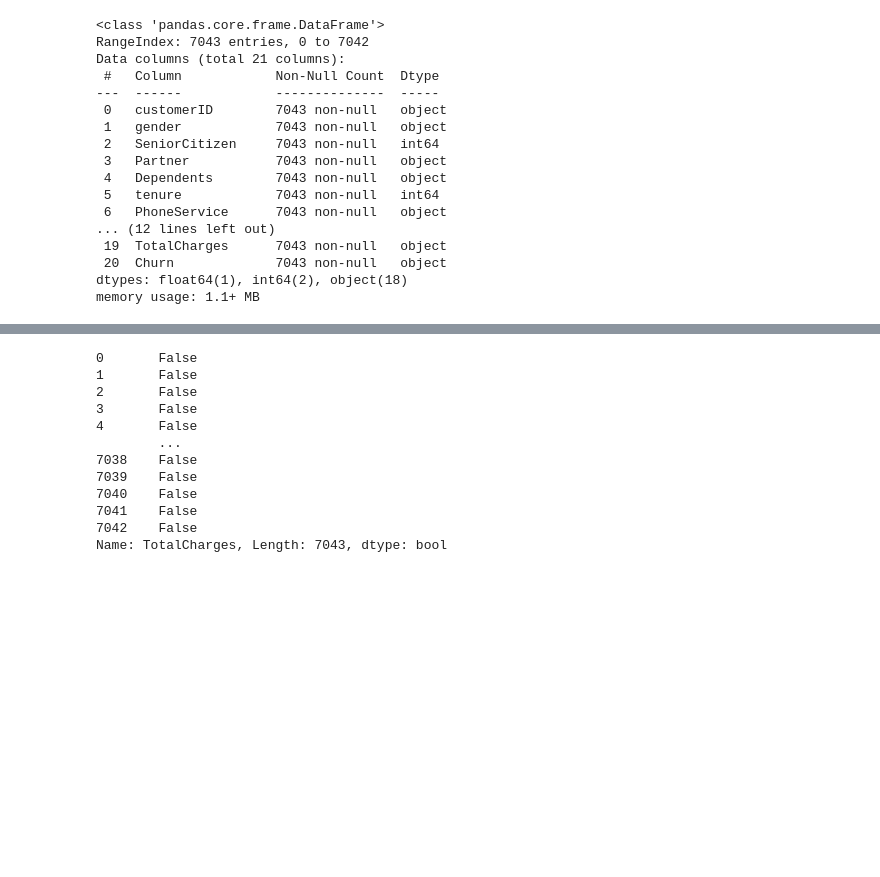
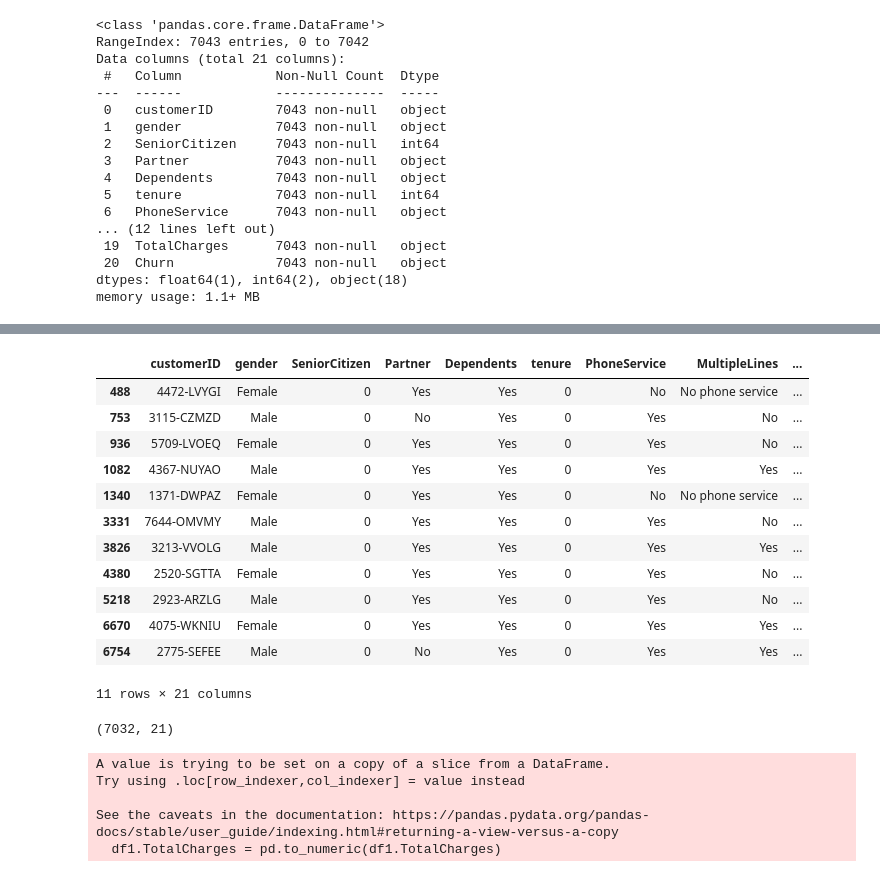
Before and after one commit to manoharpavuluri/dl-telco-customer-churn, a Jupyter notebook: Customer_churn.ipynb, the cells around one changed output, grey strips where cells are left out. Drawn from its saved outputs; the diff is of its cells as text; code cells hidden in the pictures; blank space fills up the shorter version.

Commit message:
Exploratory Data analysis

```diff
--- a/Customer_churn.ipynb
+++ b/Customer_churn.ipynb
@@ -104,15 +104,31 @@ array(['29.85', '1889.5', '108.15', ..., '346.45', '306.6', '6844.5'],
 # %%
-pd.to_numeric(df.TotalCharges,errors='coerce').isnull()
+df[pd.to_numeric(df.TotalCharges,errors='coerce').isnull()]
 # %% [output]
+|  | customerID | gender | SeniorCitizen | Partner | Dependents | tenure | PhoneService | MultipleLines | ... |
+| 488 | 4472-LVYGI | Female | 0 | Yes | Yes | 0 | No | No phone service | ... |
+| 753 | 3115-CZMZD | Male | 0 | No | Yes | 0 | Yes | No | ... |
+| 936 | 5709-LVOEQ | Female | 0 | Yes | Yes | 0 | Yes | No | ... |
+| 1082 | 4367-NUYAO | Male | 0 | Yes | Yes | 0 | Yes | Yes | ... |
+| 1340 | 1371-DWPAZ | Female | 0 | Yes | Yes | 0 | No | No phone service | ... |
+| 3331 | 7644-OMVMY | Male | 0 | Yes | Yes | 0 | Yes | No | ... |
+| 3826 | 3213-VVOLG | Male | 0 | Yes | Yes | 0 | Yes | Yes | ... |
+| 4380 | 2520-SGTTA | Female | 0 | Yes | Yes | 0 | Yes | No | ... |
+| 5218 | 2923-ARZLG | Male | 0 | Yes | Yes | 0 | Yes | No | ... |
+| 6670 | 4075-WKNIU | Female | 0 | Yes | Yes | 0 | Yes | Yes | ... |
+| 6754 | 2775-SEFEE | Male | 0 | No | Yes | 0 | Yes | Yes | ... |
-0       False
-1       False
-2       False
-3       False
-4       False
-        ...
-7038    False
-7039    False
-7040    False
-7041    False
-7042    False
-Name: TotalCharges, Length: 7043, dtype: bool
+11 rows × 21 columns
+# %%
+# lets drop the 11 rows with null value in totalcharges. dropping 11 out of 7043 is not a hugething.
+
+df1 = df[df.TotalCharges!=' ']
+df1.shape
+# %% [output]
+(7032, 21)
+# %%
+df1.TotalCharges = pd.to_numeric(df1.TotalCharges)
+# %% [output]
+A value is trying to be set on a copy of a slice from a DataFrame.
+Try using .loc[row_indexer,col_indexer] = value instead
+
+See the caveats in the documentation: https://pandas.pydata.org/pandas-docs/stable/user_guide/indexing.html#returning-a-view-versus-a-copy
+  df1.TotalCharges = pd.to_numeric(df1.TotalCharges)
```
Also changed, not shown: parts of 19 cells of this notebook.
